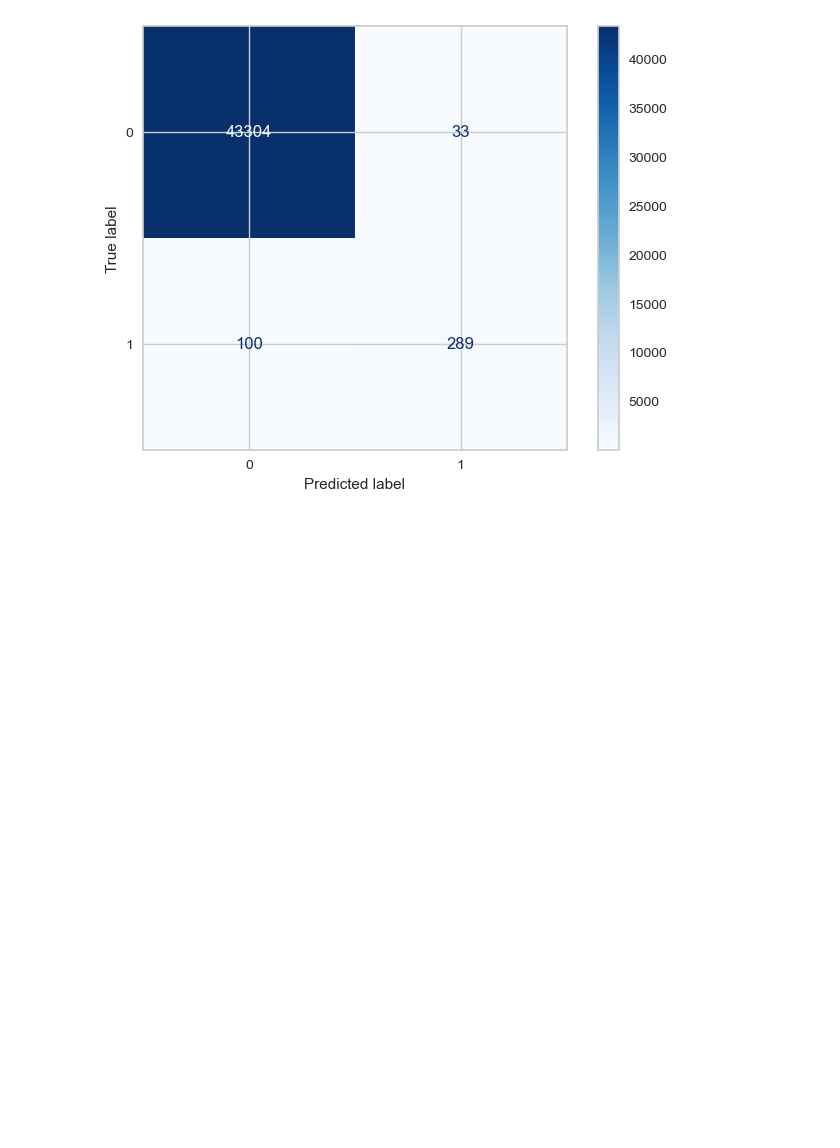
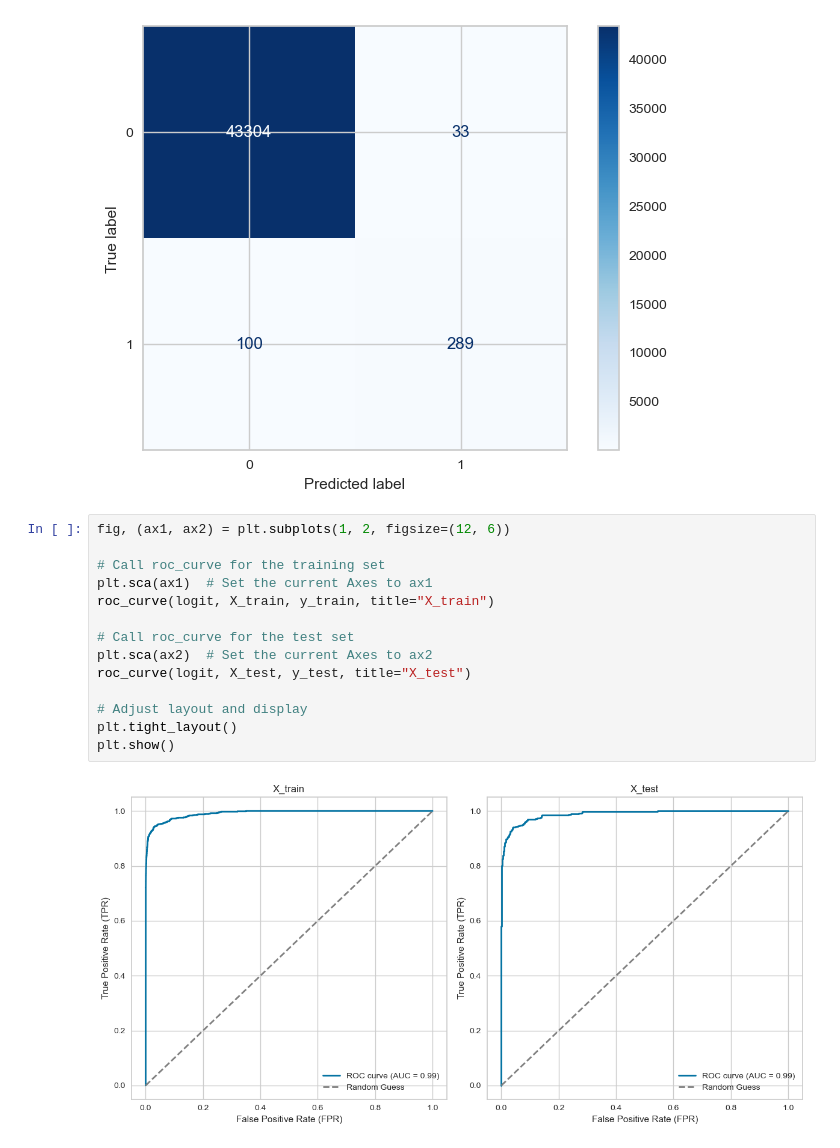
Before and after one commit to omdgit/machine-learning-imbalanced-data, a Jupyter notebook: Section-03-Metrics/03-02-Precision-Recall-F1.ipynb, the cells around one changed output. Cells and saved outputs as stored; diff of their text form; blank space fills up the shorter version.

```diff
--- a/Section-03-Metrics/03-02-Precision-Recall-F1.ipynb
+++ b/Section-03-Metrics/03-02-Precision-Recall-F1.ipynb
@@ -379,3 +387,19 @@ cm(logit, X_test, y_test, threshold=0.3)
    macro avg       0.95      0.87      0.91     43726
 weighted avg       1.00      1.00      1.00     43726
 [figure]
+# %%
+fig, (ax1, ax2) = plt.subplots(1, 2, figsize=(12, 6))
+
+# Call roc_curve for the training set
+plt.sca(ax1)  # Set the current Axes to ax1
+roc_curve(logit, X_train, y_train, title="X_train")
+
+# Call roc_curve for the test set
+plt.sca(ax2)  # Set the current Axes to ax2
+roc_curve(logit, X_test, y_test, title="X_test")
+
+# Adjust layout and display
+plt.tight_layout()
+plt.show()
+# %% [output]
+[figure, added]
```
Also changed, not shown: parts of 5 cells of this notebook.
